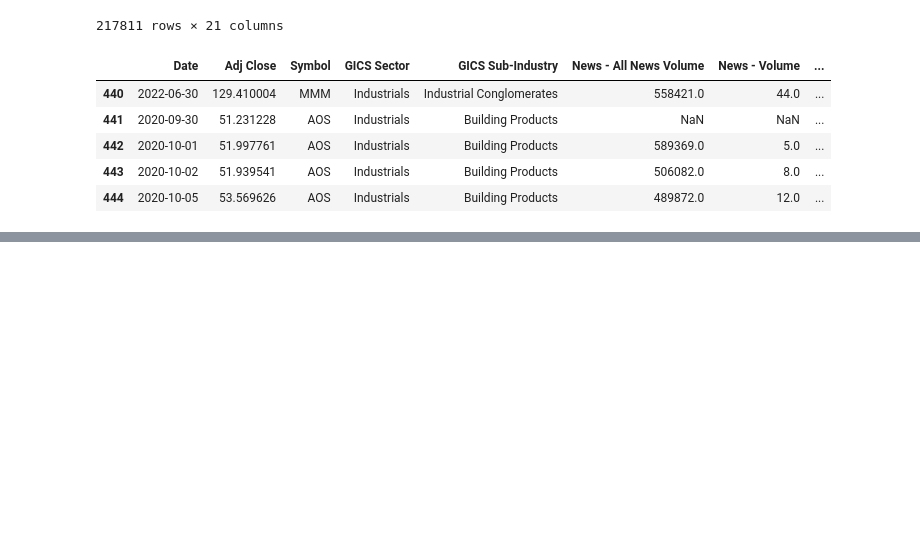
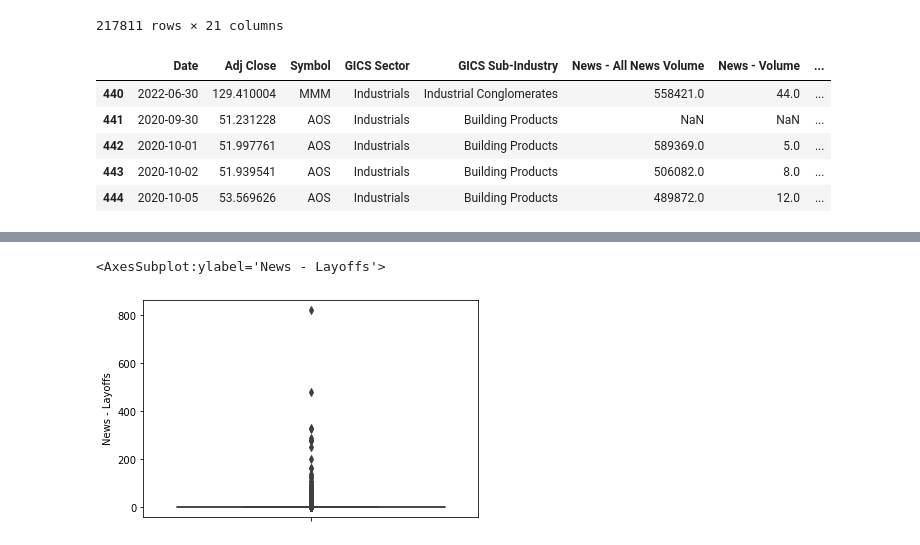
Before and after one commit to sizhewang1130/3guys, a Jupyter notebook: example.ipynb, the cells around one changed output, grey strips where cells are left out. Drawn from its saved outputs; the diff is of its cells as text; code cells hidden in the pictures; blank space fills up the shorter version.

```diff
--- a/example.ipynb
+++ b/example.ipynb
@@ -94,0 +231,5 @@ df[440:445]
+# %%
+sns.boxplot(data=df, y="News - Layoffs")
+# %% [output]
+<AxesSubplot:ylabel='News - Layoffs'>
+[figure, added]
```
Also changed, not shown: parts of 14 cells of this notebook.
